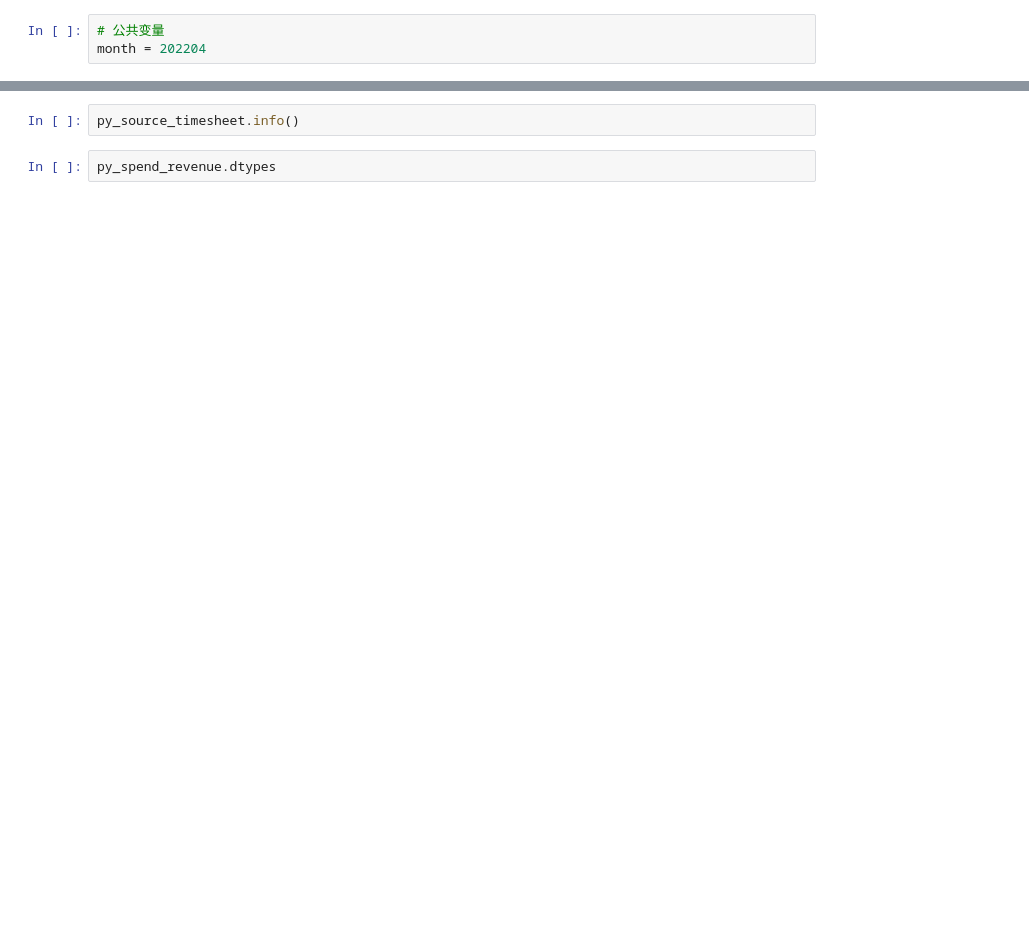
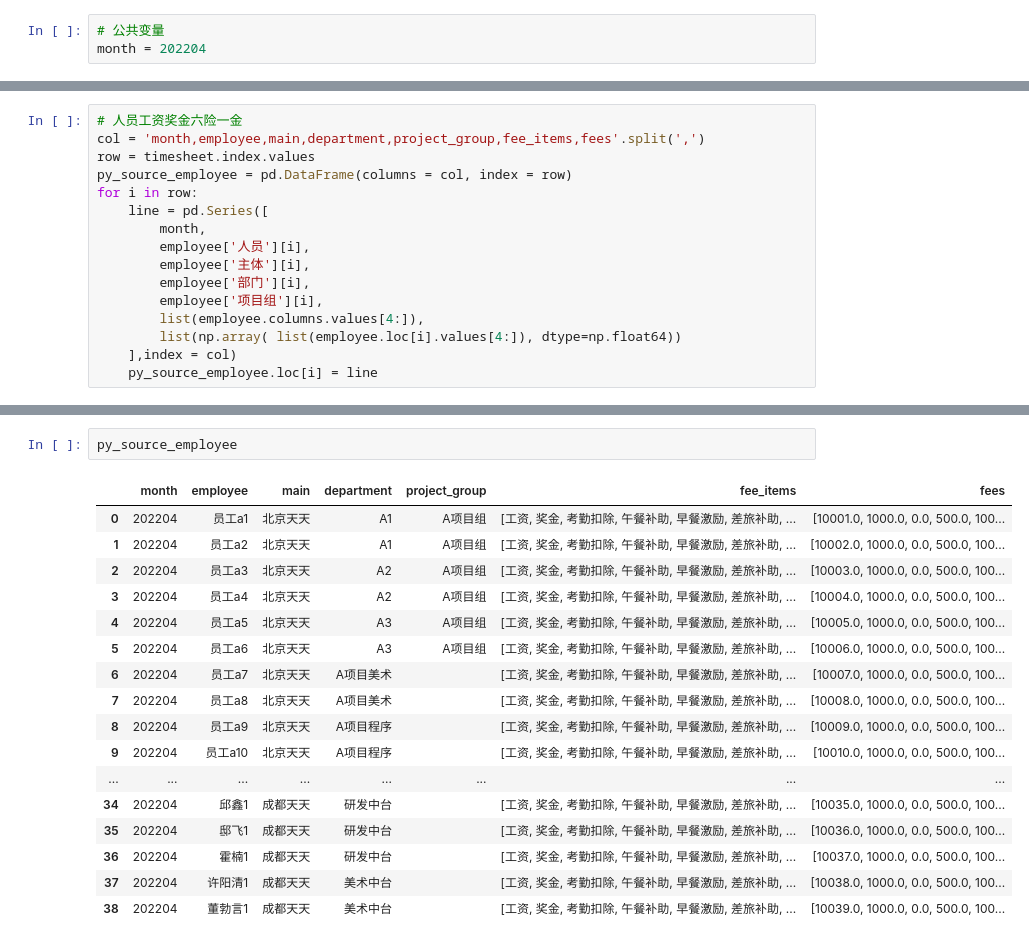
Before and after one commit to liaozhonghui/python-excel, a Jupyter notebook: 真实数据-导入数据源.ipynb, the cells around one changed output, grey strips where cells are left out. Saved outputs shown, nothing was run; the diff lists cells and outputs as text; blank space fills up the shorter version.

```diff
--- a/真实数据-导入数据源.ipynb
+++ b/真实数据-导入数据源.ipynb
@@ -129,0 +110,16 @@ py_source_timesheet
+# %%
+# 人员工资奖金六险一金
+col = 'month,employee,main,department,project_group,fee_items,fees'.split(',')
+row = timesheet.index.values
+py_source_employee = pd.DataFrame(columns = col, index = row)
+for i in row:
+    line = pd.Series([
+        month,
+        employee['人员'][i],
+        employee['主体'][i],
+        employee['部门'][i],
+        employee['项目组'][i],
+        list(employee.columns.values[4:]),
+        list(np.array( list(employee.loc[i].values[4:]), dtype=np.float64))
+    ],index = col)
+    py_source_employee.loc[i] = line
@@ -150,4 +247,20 @@ ProgrammingError: (psycopg2.ProgrammingError) can't adapt type 'numpy.int64'
-# %%
-py_source_timesheet.info()
-# %%
-py_spend_revenue.dtypes
+# %%
+py_source_employee
+# %% [output]
+|  | month | employee | main | department | project_group | fee_items | fees |
+| 0 | 202204 | 员工a1 | 北京天天 | A1 | A项目组 | [工资, 奖金, 考勤扣除, 午餐补助, 早餐激励, 差旅补助, ... | [10001.0, 1000.0, 0.0, 500.0, 100... |
+| 1 | 202204 | 员工a2 | 北京天天 | A1 | A项目组 | [工资, 奖金, 考勤扣除, 午餐补助, 早餐激励, 差旅补助, ... | [10002.0, 1000.0, 0.0, 500.0, 100... |
+| 2 | 202204 | 员工a3 | 北京天天 | A2 | A项目组 | [工资, 奖金, 考勤扣除, 午餐补助, 早餐激励, 差旅补助, ... | [10003.0, 1000.0, 0.0, 500.0, 100... |
+| 3 | 202204 | 员工a4 | 北京天天 | A2 | A项目组 | [工资, 奖金, 考勤扣除, 午餐补助, 早餐激励, 差旅补助, ... | [10004.0, 1000.0, 0.0, 500.0, 100... |
+| 4 | 202204 | 员工a5 | 北京天天 | A3 | A项目组 | [工资, 奖金, 考勤扣除, 午餐补助, 早餐激励, 差旅补助, ... | [10005.0, 1000.0, 0.0, 500.0, 100... |
+| 5 | 202204 | 员工a6 | 北京天天 | A3 | A项目组 | [工资, 奖金, 考勤扣除, 午餐补助, 早餐激励, 差旅补助, ... | [10006.0, 1000.0, 0.0, 500.0, 100... |
+| 6 | 202204 | 员工a7 | 北京天天 | A项目美术 |  | [工资, 奖金, 考勤扣除, 午餐补助, 早餐激励, 差旅补助, ... | [10007.0, 1000.0, 0.0, 500.0, 100... |
+| 7 | 202204 | 员工a8 | 北京天天 | A项目美术 |  | [工资, 奖金, 考勤扣除, 午餐补助, 早餐激励, 差旅补助, ... | [10008.0, 1000.0, 0.0, 500.0, 100... |
+| 8 | 202204 | 员工a9 | 北京天天 | A项目程序 |  | [工资, 奖金, 考勤扣除, 午餐补助, 早餐激励, 差旅补助, ... | [10009.0, 1000.0, 0.0, 500.0, 100... |
+| 9 | 202204 | 员工a10 | 北京天天 | A项目程序 |  | [工资, 奖金, 考勤扣除, 午餐补助, 早餐激励, 差旅补助, ... | [10010.0, 1000.0, 0.0, 500.0, 100... |
+| ... | ... | ... | ... | ... | ... | ... | ... |
+| 34 | 202204 | 邱鑫1 | 成都天天 | 研发中台 |  | [工资, 奖金, 考勤扣除, 午餐补助, 早餐激励, 差旅补助, ... | [10035.0, 1000.0, 0.0, 500.0, 100... |
+| 35 | 202204 | 邸飞1 | 成都天天 | 研发中台 |  | [工资, 奖金, 考勤扣除, 午餐补助, 早餐激励, 差旅补助, ... | [10036.0, 1000.0, 0.0, 500.0, 100... |
+| 36 | 202204 | 霍楠1 | 成都天天 | 研发中台 |  | [工资, 奖金, 考勤扣除, 午餐补助, 早餐激励, 差旅补助, ... | [10037.0, 1000.0, 0.0, 500.0, 100... |
+| 37 | 202204 | 许阳清1 | 成都天天 | 美术中台 |  | [工资, 奖金, 考勤扣除, 午餐补助, 早餐激励, 差旅补助, ... | [10038.0, 1000.0, 0.0, 500.0, 100... |
+| 38 | 202204 | 董勃言1 | 成都天天 | 美术中台 |  | [工资, 奖金, 考勤扣除, 午餐补助, 早餐激励, 差旅补助, ... | [10039.0, 1000.0, 0.0, 500.0, 100... |
```
Also changed, not shown: parts of 13 cells of this notebook, 1 other file.
